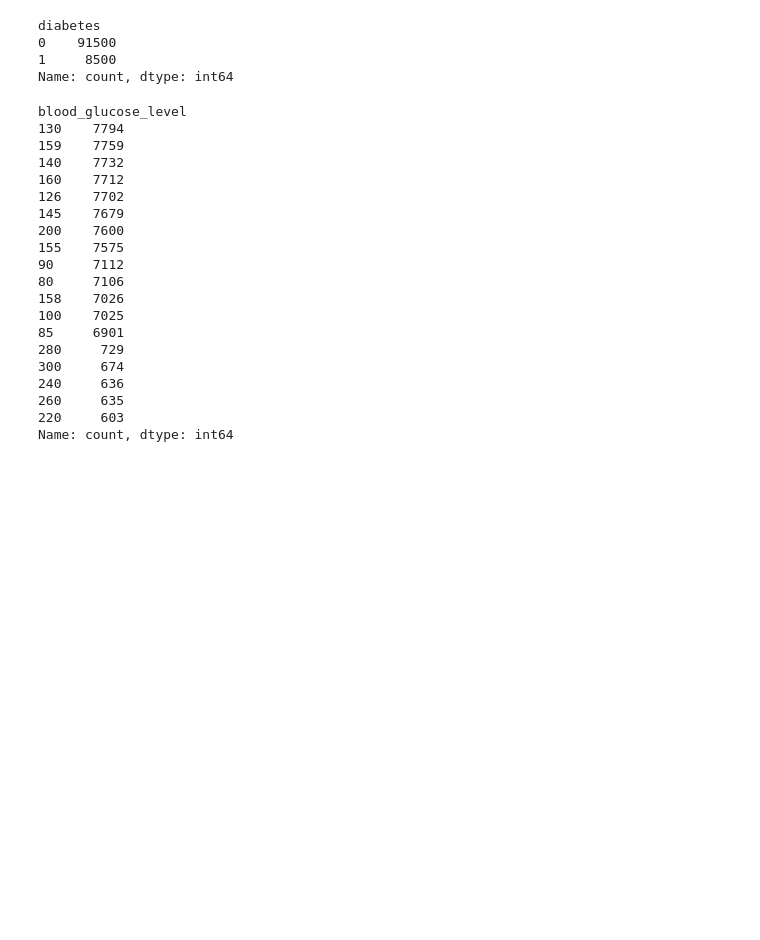
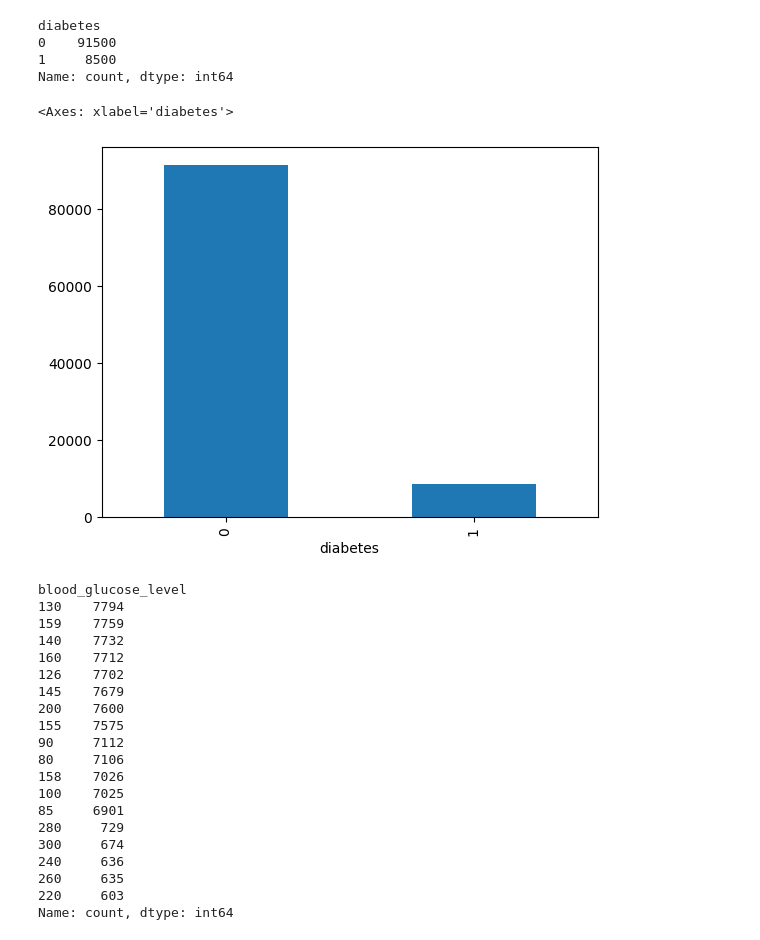
Before and after one commit to Ayushkr7380/SciKit-Learn-Tutorial, a Jupyter notebook: DiabetesPredictionSystem.ipynb, the cells around one changed output. Saved outputs shown, nothing was run; the diff lists cells and outputs as text; code cells hidden in the pictures; blank space fills up the shorter version.

```diff
--- a/DiabetesPredictionSystem.ipynb
+++ b/DiabetesPredictionSystem.ipynb
@@ -85,6 +85,11 @@ diabetes
 0    91500
 1     8500
 Name: count, dtype: int64
+# %%
+df["diabetes"].value_counts().plot(kind ="bar")
+# %% [output]
+<Axes: xlabel='diabetes'>
+[figure, added]
 # %%
 df["blood_glucose_level"].value_counts()
 # %% [output]
```
Also changed, not shown: parts of 19 cells of this notebook, 3 other files.
